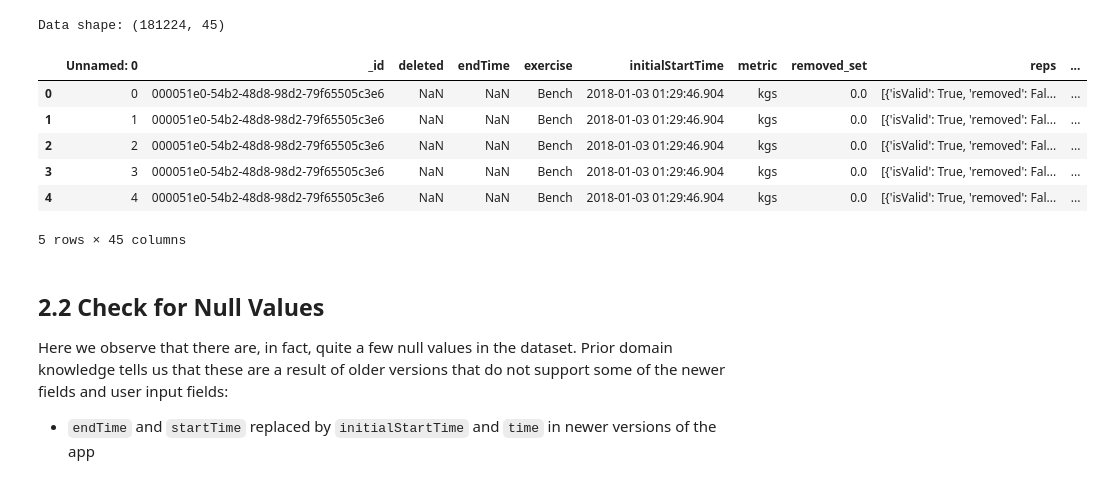
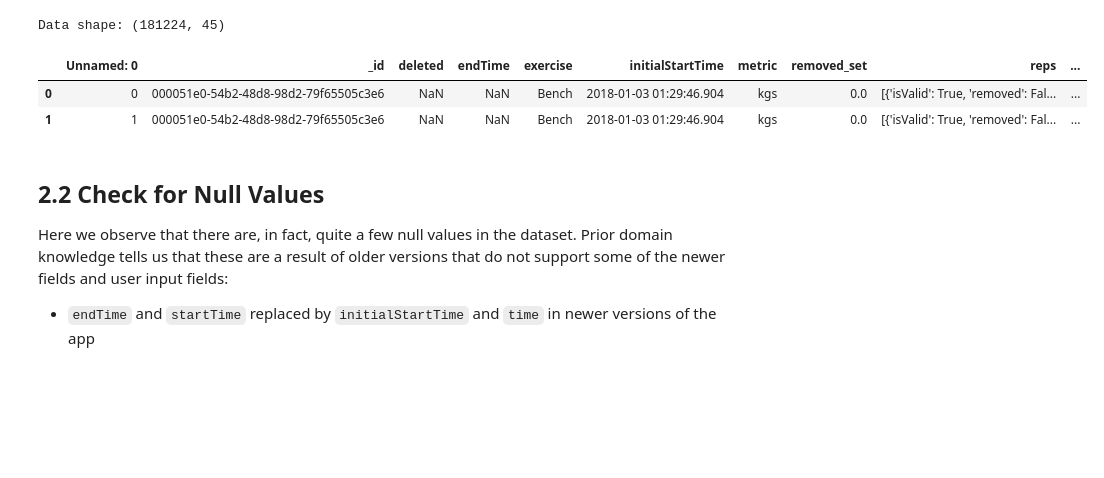
Before and after one commit to YuliaZamriy/W207_Group_Project, a Jupyter notebook: w207_openbarbell_part1_exercise_classification.ipynb, the cells around one changed output. Saved outputs shown, nothing was run; the diff lists cells and outputs as text; code cells hidden in the pictures; blank space fills up the shorter version.

```diff
--- a/w207_openbarbell_part1_exercise_classification.ipynb
+++ b/w207_openbarbell_part1_exercise_classification.ipynb
@@ -134,15 +113,11 @@ print("Data shape: {0}".format(df_main.shape))
 # %% [output]
 Data shape: (181224, 45)
 # %%
-df_main.head()
+df_main.head(2)
 # %% [output]
 |  | Unnamed: 0 | _id | deleted | endTime | exercise | initialStartTime | metric | removed_set | reps | ... |
 | 0 | 0 | 000051e0-54b2-48d8-98d2-79f65505c3e6 | NaN | NaN | Bench | 2018-01-03 01:29:46.904 | kgs | 0.0 | [{'isValid': True, 'removed': Fal... | ... |
 | 1 | 1 | 000051e0-54b2-48d8-98d2-79f65505c3e6 | NaN | NaN | Bench | 2018-01-03 01:29:46.904 | kgs | 0.0 | [{'isValid': True, 'removed': Fal... | ... |
-| 2 | 2 | 000051e0-54b2-48d8-98d2-79f65505c3e6 | NaN | NaN | Bench | 2018-01-03 01:29:46.904 | kgs | 0.0 | [{'isValid': True, 'removed': Fal... | ... |
-| 3 | 3 | 000051e0-54b2-48d8-98d2-79f65505c3e6 | NaN | NaN | Bench | 2018-01-03 01:29:46.904 | kgs | 0.0 | [{'isValid': True, 'removed': Fal... | ... |
-| 4 | 4 | 000051e0-54b2-48d8-98d2-79f65505c3e6 | NaN | NaN | Bench | 2018-01-03 01:29:46.904 | kgs | 0.0 | [{'isValid': True, 'removed': Fal... | ... |
-5 rows × 45 columns
 # %% [markdown]
 ## 2.2 Check for Null Values
 
```
Also changed, not shown: parts of 29 cells of this notebook.
